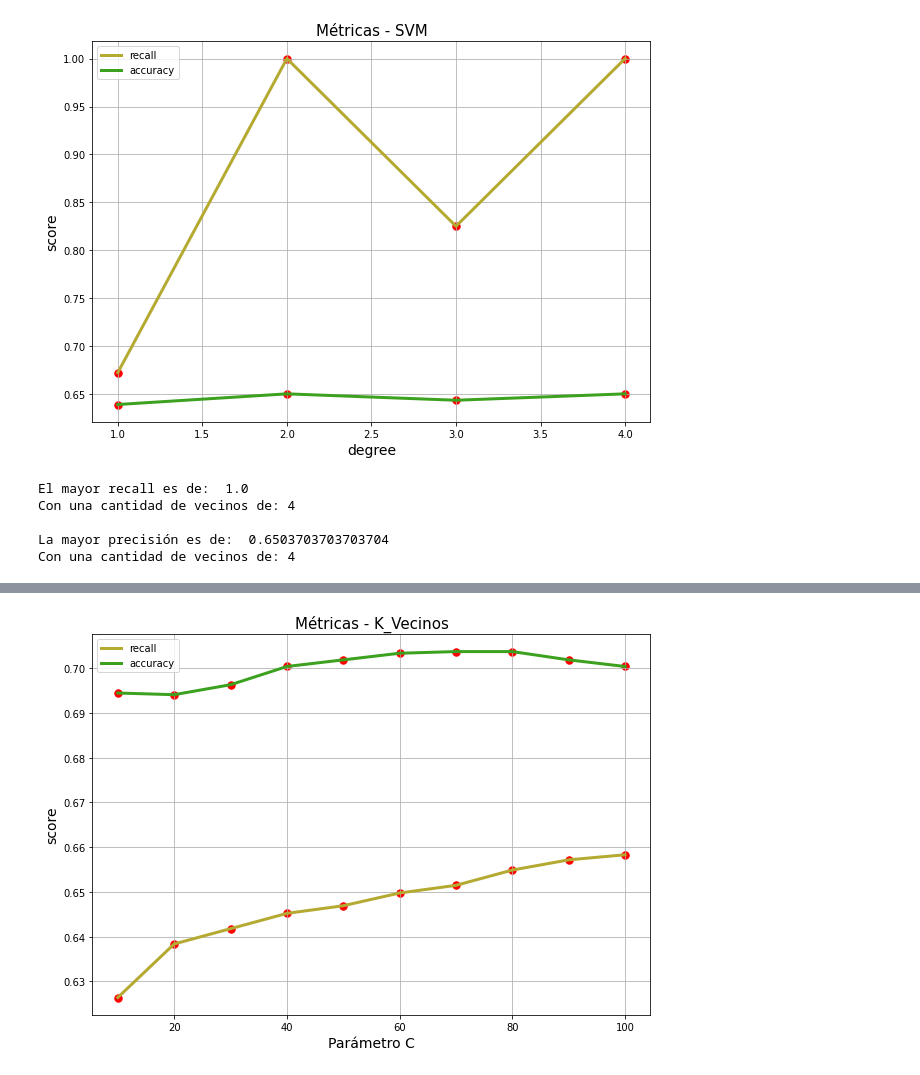
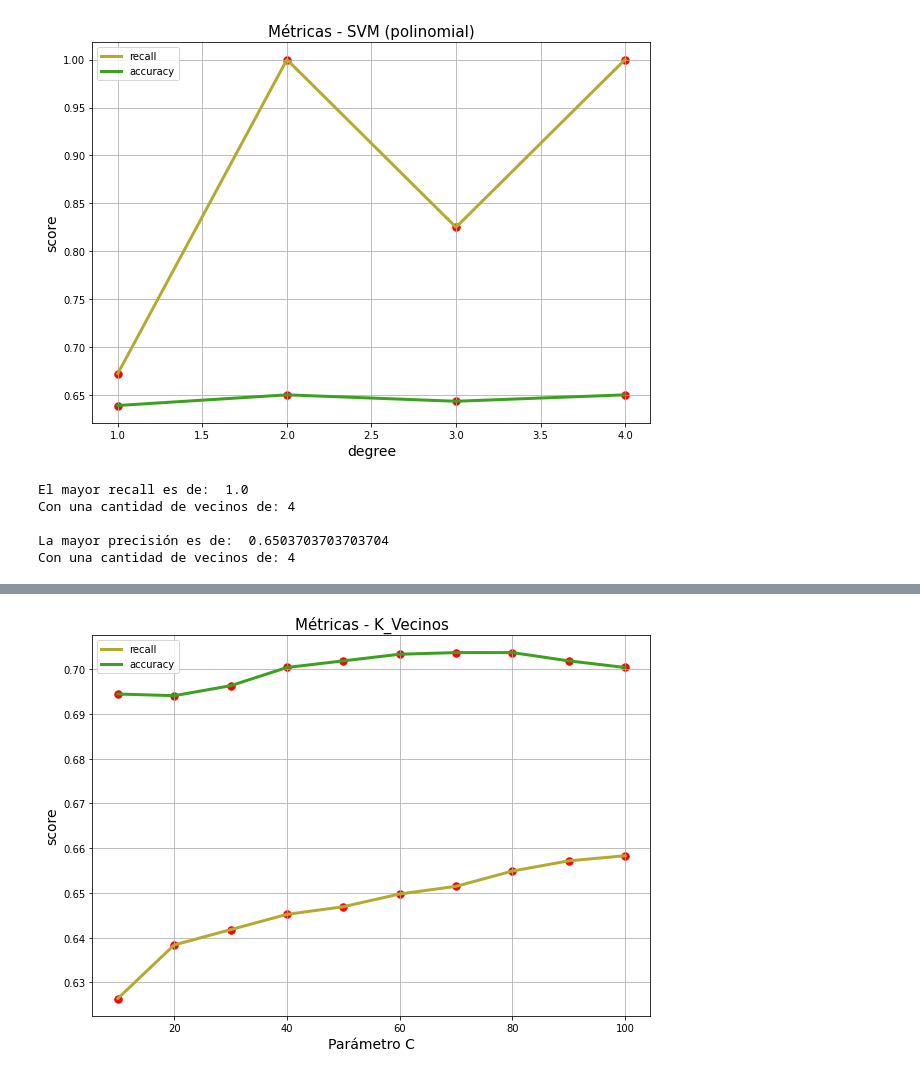
Before and after one commit to MarcosBernard/Datathon, a Jupyter notebook: Modelos/SVM.ipynb, the cells around one changed output, grey strips where cells are left out. Cells and saved outputs as stored; diff of their text form; code cells hidden in the pictures.

```diff
--- a/Modelos/SVM.ipynb
+++ b/Modelos/SVM.ipynb
@@ -33,35 +33,35 @@ for i in range(1,5):
     profundidad.append(i)
 
 #Graficamos
 plt.figure(figsize=(10,7))
-plt.title('Métricas - SVM', fontsize=15)
+plt.title('Métricas - SVM (polinomial)', fontsize=15)
 
 plt.plot(profundidad,recall_, lw=3,label='recall',c='#B4AA31')
 plt.scatter(profundidad, recall_,s=55,c='r')
 
 
 
 plt.scatter(profundidad, accura_,s=55,c='r')
 plt.plot(profundidad,accura_, lw=3,label='accuracy',c='#3CA11F')
 
 plt.ylabel('score',fontsize=14)
 plt.xlabel('degree',fontsize=14)
 plt.legend()
 plt.grid()
 plt.show()
 
 prof_max_recall = 0
 prof_max_accur = 0
 for i in range(0,len(profundidad)):
     if recall_[i] ==  np.asarray(recall_).max():
         prof_max_recall = i + 1
     if accura_[i] == np.asarray(accura_).max():
         prof_max_accur = i + 1
 
 print("El mayor recall es de: ", np.asarray(recall_).max(),'\nCon una cantidad de vecinos de:', prof_max_recall)
 print("\nLa mayor precisión es de: ", np.asarray(accura_).max(),'\nCon una cantidad de vecinos de:', prof_max_accur)
 # %% [output]
-[figure, old version]
+[figure, new version]
 El mayor recall es de:  1.0
 Con una cantidad de vecinos de: 4
 
```
Also changed, not shown: parts of 1 cell of this notebook, 6 other files.
